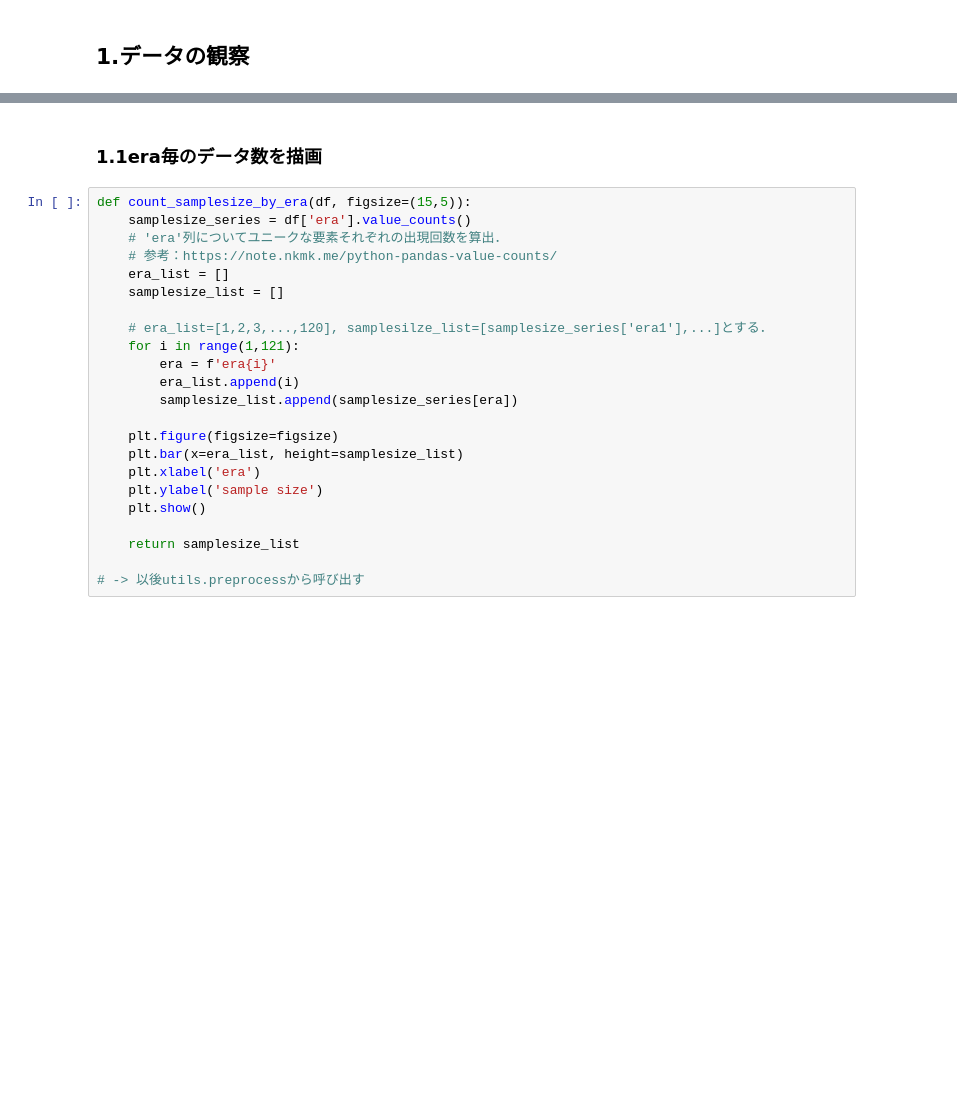
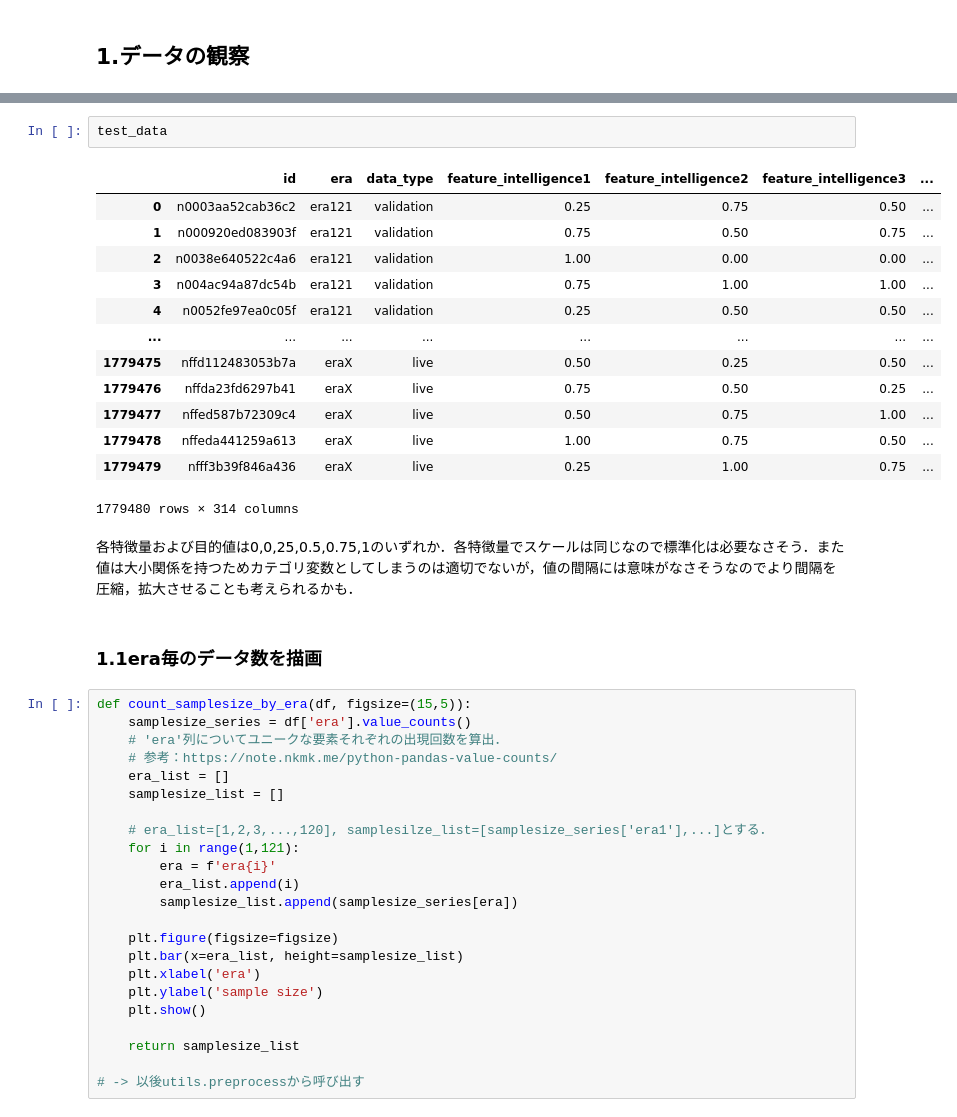
Before and after one commit to ryuji-hashimoto0110/NUMERAI, a Jupyter notebook: notebooks/TheBaseLineModel.ipynb, the cells around one changed output, grey strips where cells are left out. Saved outputs shown, nothing was run; the diff lists cells and outputs as text; blank space fills up the shorter version.

```diff
--- a/notebooks/TheBaseLineModel.ipynb
+++ b/notebooks/TheBaseLineModel.ipynb
@@ -47,3 +61,21 @@ train_data.head()
+# %%
+test_data
+# %% [output]
+|  | id | era | data_type | feature_intelligence1 | feature_intelligence2 | feature_intelligence3 | ... |
+| 0 | n0003aa52cab36c2 | era121 | validation | 0.25 | 0.75 | 0.50 | ... |
+| 1 | n000920ed083903f | era121 | validation | 0.75 | 0.50 | 0.75 | ... |
+| 2 | n0038e640522c4a6 | era121 | validation | 1.00 | 0.00 | 0.00 | ... |
+| 3 | n004ac94a87dc54b | era121 | validation | 0.75 | 1.00 | 1.00 | ... |
+| 4 | n0052fe97ea0c05f | era121 | validation | 0.25 | 0.50 | 0.50 | ... |
+| ... | ... | ... | ... | ... | ... | ... | ... |
+| 1779475 | nffd112483053b7a | eraX | live | 0.50 | 0.25 | 0.50 | ... |
+| 1779476 | nffda23fd6297b41 | eraX | live | 0.75 | 0.50 | 0.25 | ... |
+| 1779477 | nffed587b72309c4 | eraX | live | 0.50 | 0.75 | 1.00 | ... |
+| 1779478 | nffeda441259a613 | eraX | live | 1.00 | 0.75 | 0.50 | ... |
+| 1779479 | nfff3b39f846a436 | eraX | live | 0.25 | 1.00 | 0.75 | ... |
+1779480 rows × 314 columns
+# %% [markdown]
+各特徴量および目的値は0,0,25,0.5,0.75,1のいずれか．各特徴量でスケールは同じなので標準化は必要なさそう．また値は大小関係を持つためカテゴリ変数としてしまうのは適切でないが，値の間隔には意味がなさそうなのでより間隔を圧縮，拡大させることも考えられるかも．
 # %% [markdown]
 ### 1.1era毎のデータ数を描画
 # %%
```
Also changed, not shown: parts of 27 cells of this notebook.
